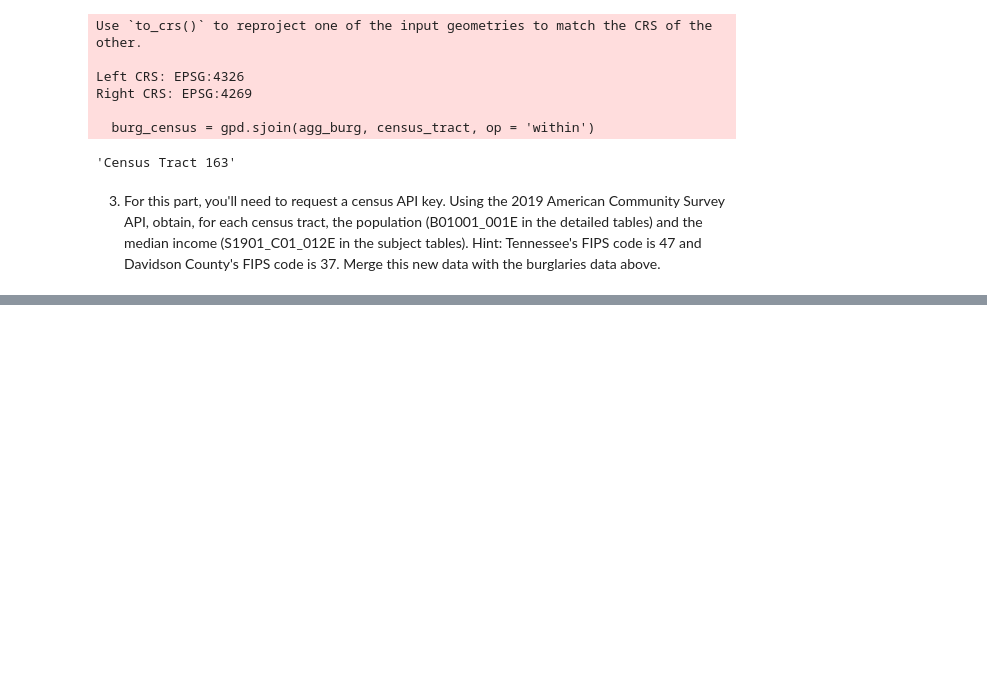
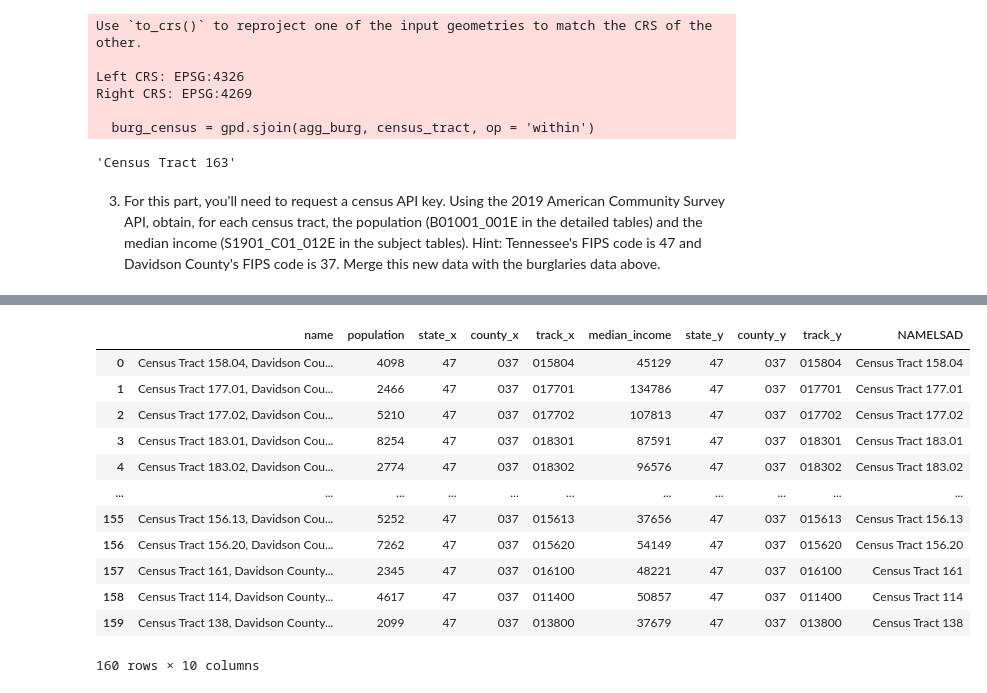
Before and after one commit to nss-data-science-cohort-5/geospatial_api-purple-pumas, a Jupyter notebook: notebooks/geospatial_api-purple-pumas.ipynb, the cells around one changed output, grey strips where cells are left out. Saved outputs shown, nothing was run; the diff lists cells and outputs as text; code cells hidden in the pictures; blank space fills up the shorter version.

```diff
--- a/notebooks/geospatial_api-purple-pumas.ipynb
+++ b/notebooks/geospatial_api-purple-pumas.ipynb
@@ -84,0 +200,27 @@ api_key = credentials['api_key']
+# %%
+median_income = pd.read_json(response.text)
+# %%
+# delete the first row and rename the columns
+median_income=median_income[1:].rename(columns = {0:"name", 1:"median_income",2:'state',3:'county', 4:'track'})
+# %%
+# merge pop with median_income
+pop_income = pd.merge(pop,median_income, on = 'name')
+# %%
+# extract the Census Track from the name column of pop_income dataframe and save it to a new column NAMELSAD
+pop_income['NAMELSAD']=pop_income['name'].apply(lambda x :x.split(',')[0])
+# %%
+pop_income
+# %% [output]
+|  | name | population | state_x | county_x | track_x | median_income | state_y | county_y | track_y | NAMELSAD |
+| 0 | Census Tract 158.04, Davidson Cou... | 4098 | 47 | 037 | 015804 | 45129 | 47 | 037 | 015804 | Census Tract 158.04 |
+| 1 | Census Tract 177.01, Davidson Cou... | 2466 | 47 | 037 | 017701 | 134786 | 47 | 037 | 017701 | Census Tract 177.01 |
+| 2 | Census Tract 177.02, Davidson Cou... | 5210 | 47 | 037 | 017702 | 107813 | 47 | 037 | 017702 | Census Tract 177.02 |
+| 3 | Census Tract 183.01, Davidson Cou... | 8254 | 47 | 037 | 018301 | 87591 | 47 | 037 | 018301 | Census Tract 183.01 |
+| 4 | Census Tract 183.02, Davidson Cou... | 2774 | 47 | 037 | 018302 | 96576 | 47 | 037 | 018302 | Census Tract 183.02 |
+| ... | ... | ... | ... | ... | ... | ... | ... | ... | ... | ... |
+| 155 | Census Tract 156.13, Davidson Cou... | 5252 | 47 | 037 | 015613 | 37656 | 47 | 037 | 015613 | Census Tract 156.13 |
+| 156 | Census Tract 156.20, Davidson Cou... | 7262 | 47 | 037 | 015620 | 54149 | 47 | 037 | 015620 | Census Tract 156.20 |
+| 157 | Census Tract 161, Davidson County... | 2345 | 47 | 037 | 016100 | 48221 | 47 | 037 | 016100 | Census Tract 161 |
+| 158 | Census Tract 114, Davidson County... | 4617 | 47 | 037 | 011400 | 50857 | 47 | 037 | 011400 | Census Tract 114 |
+| 159 | Census Tract 138, Davidson County... | 2099 | 47 | 037 | 013800 | 37679 | 47 | 037 | 013800 | Census Tract 138 |
+160 rows × 10 columns
```
Also changed, not shown: parts of 14 cells of this notebook.
